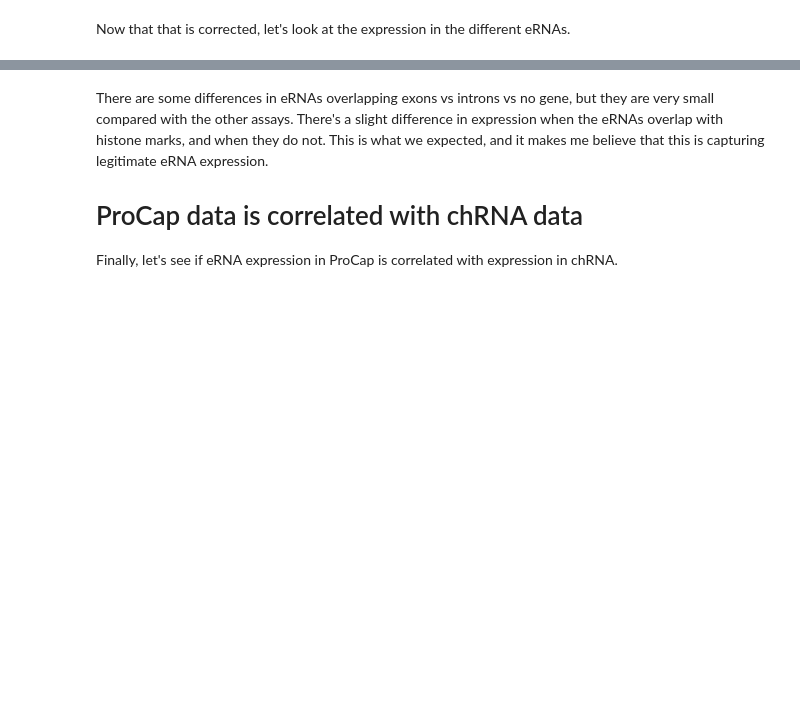
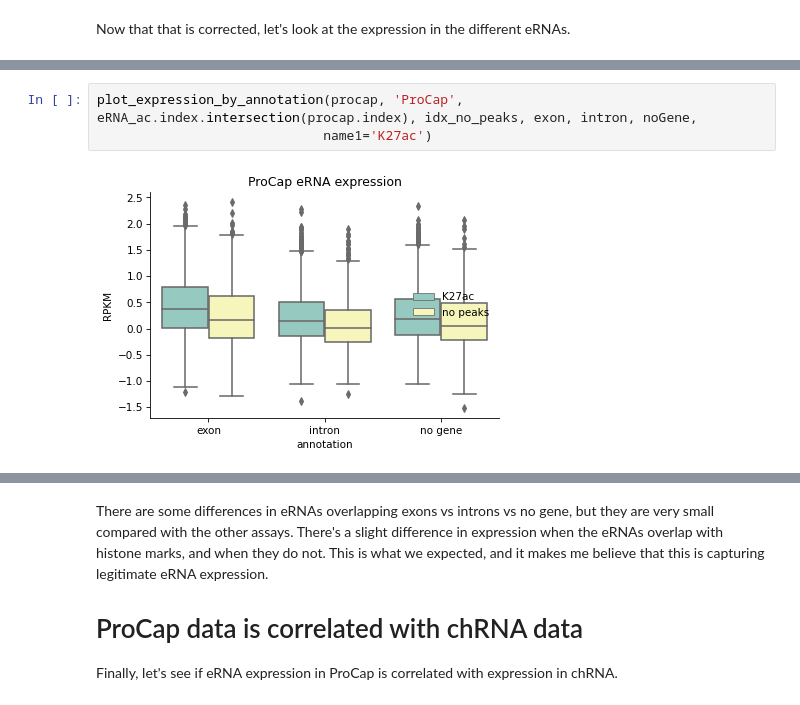
Before and after one commit to bfairkun/ChromatinSplicingQTLs, a Jupyter notebook: analysis/eRNA.ipynb, the cells around one changed output, grey strips where cells are left out. Cells and saved outputs as stored; diff of their text form; blank space fills up the shorter version.

```diff
--- a/analysis/eRNA.ipynb
+++ b/analysis/eRNA.ipynb
@@ -507,0 +508,5 @@ plot_expression_by_annotation(procap, 'ProCap', eRNA_o.index.intersection(procap
+# %%
+plot_expression_by_annotation(procap, 'ProCap', eRNA_ac.index.intersection(procap.index), idx_no_peaks, exon, intron, noGene,
+                             name1='K27ac')
+# %% [output]
+[figure, added]
```
Also changed, not shown: parts of 13 cells of this notebook.
